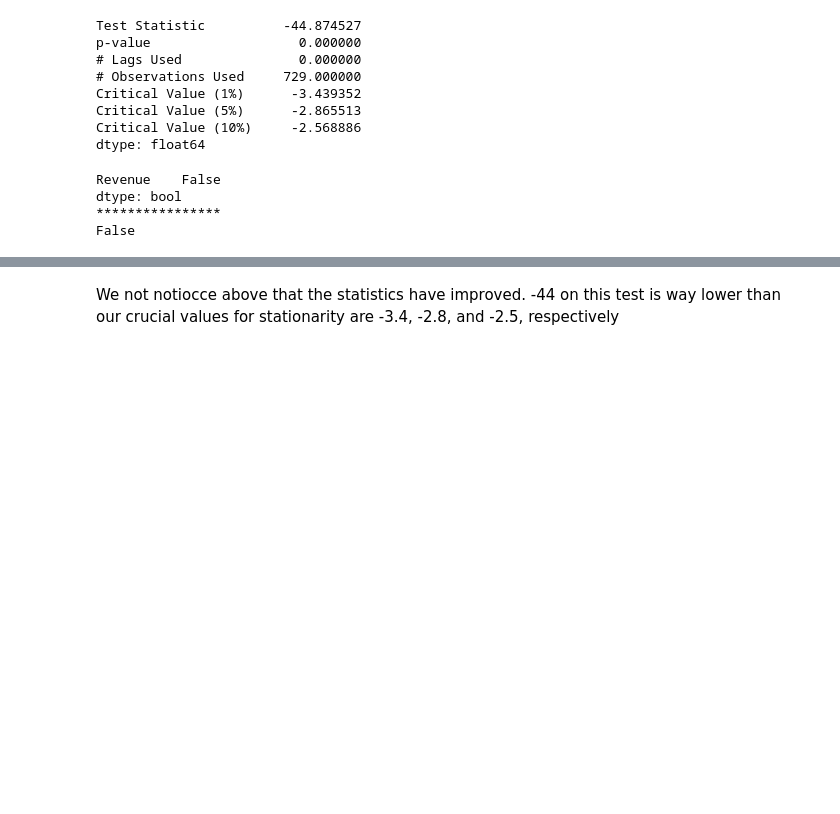
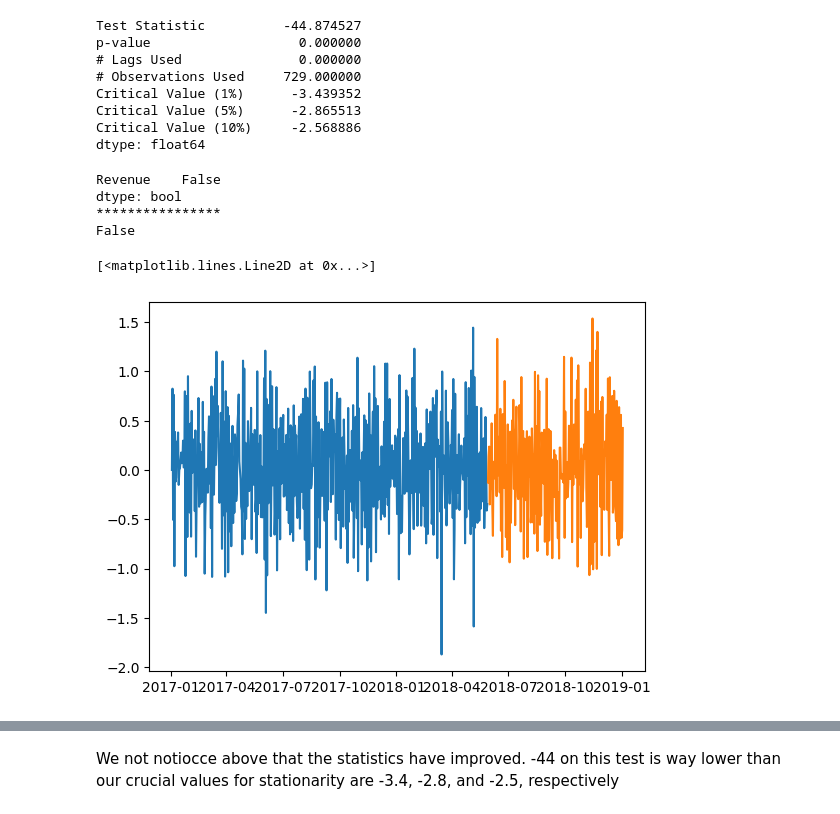
Before and after one commit to cfreeman22/D213, a Jupyter notebook: D213_task1.ipynb, the cells around one changed output, grey strips where cells are left out. Drawn from its saved outputs; the diff is of its cells as text; code cells hidden in the pictures; blank space fills up the shorter version.

```diff
--- a/D213_task1.ipynb
+++ b/D213_task1.ipynb
@@ -140,3 +141,16 @@ False
 # %%
 # Saving a copy of cleaned data
 #data_diff.to_csv('cleaned_time_series.csv', index = False)
+# %%
+train_size = .70
+n = data_diff.shape[0]
+test_start_index = round(train_size * n)
+
+train = data_diff[:test_start_index] # everything up (not including) to the test_start_index
+test = data_diff[test_start_index:] # everything from the test_start_index to the end
+
+plt.plot(train.index, train.Revenue)
+plt.plot(test.index, test.Revenue)
+# %% [output]
+[<matplotlib.lines.Line2D at 0x...>]
+[figure, added]
```
Also changed, not shown: parts of 6 cells of this notebook.
